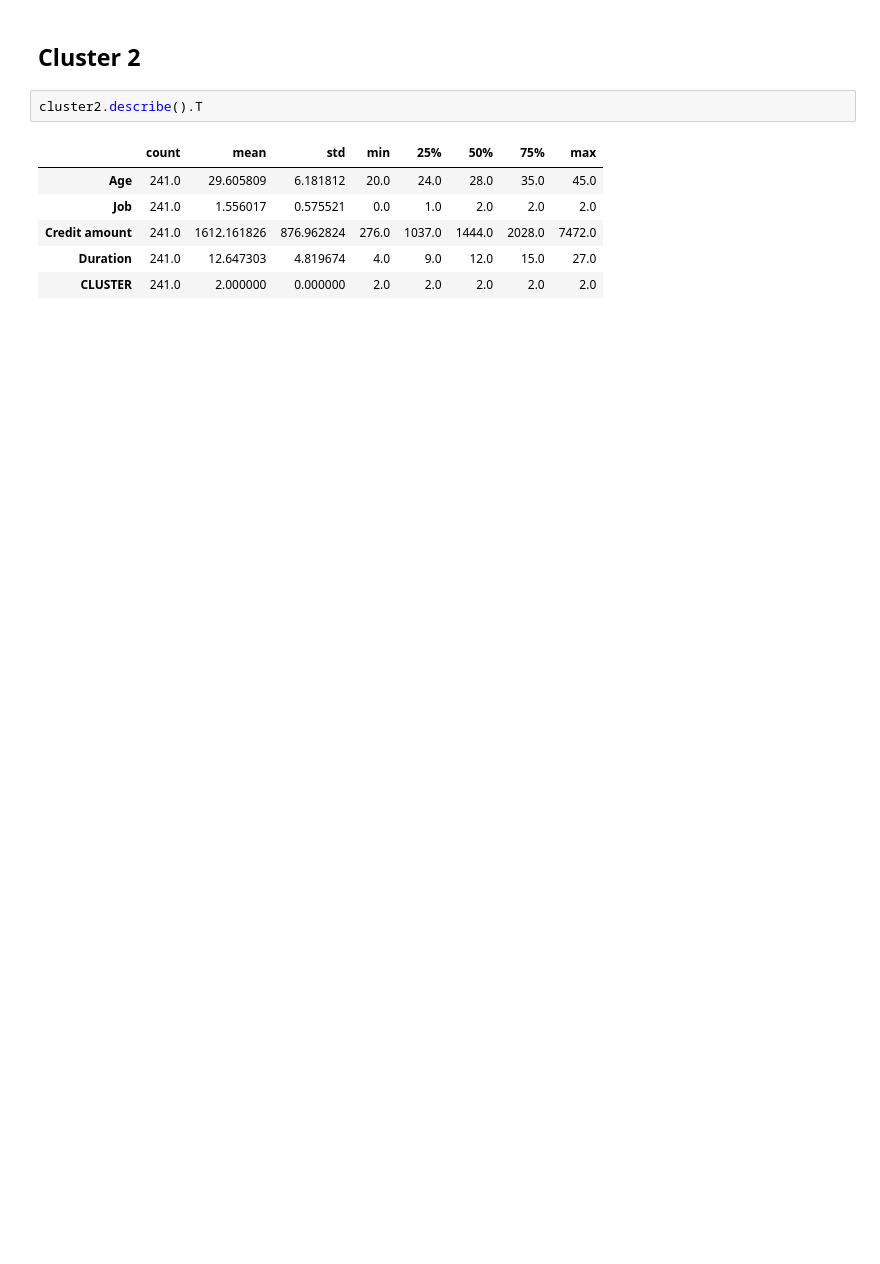
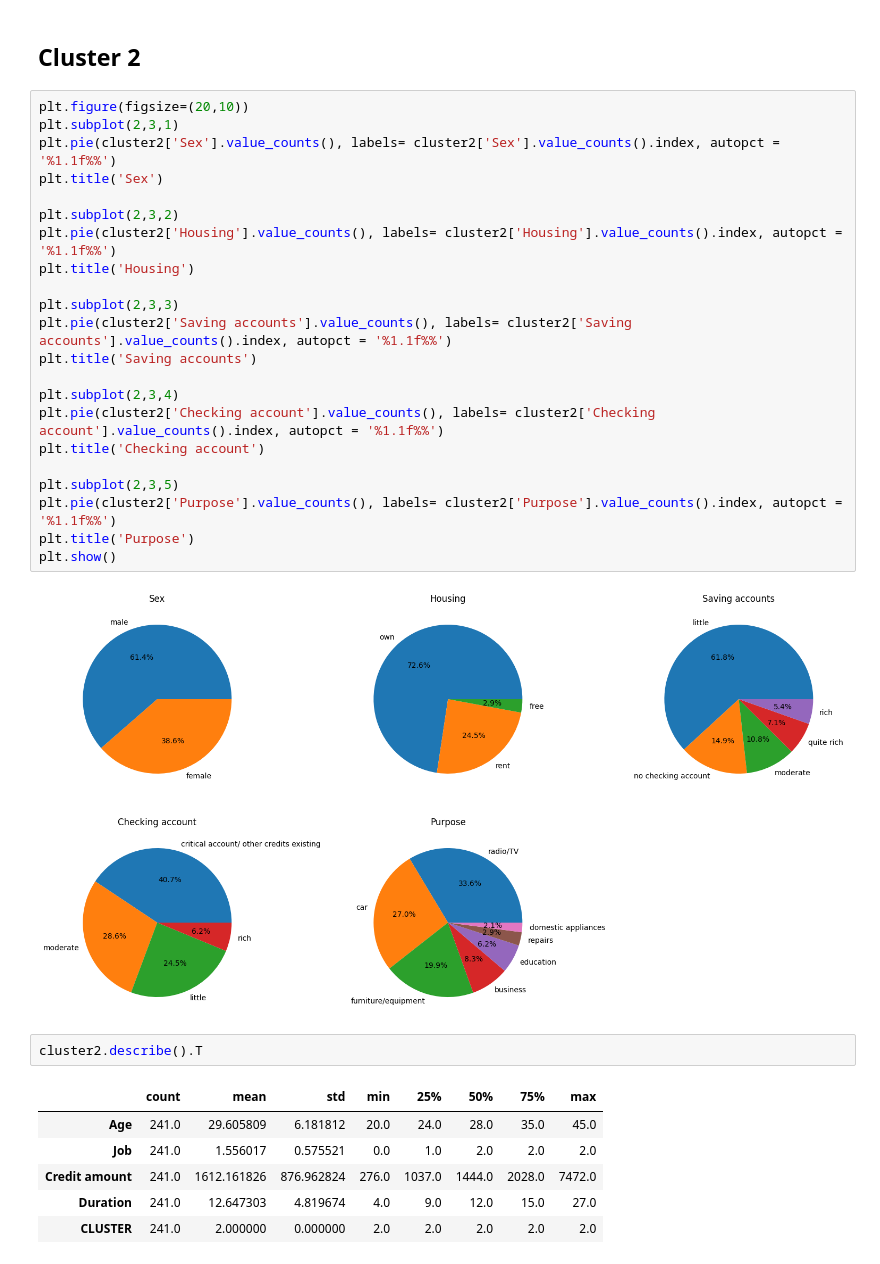
Before and after one commit to salmanfaishal27/german-credit-risk, a Jupyter notebook: script.ipynb, the cells around one changed output. Cells and saved outputs as stored; diff of their text form; blank space fills up the shorter version.

```diff
--- a/script.ipynb
+++ b/script.ipynb
@@ -314,5 +414,29 @@ cluster1.describe().T
 # %% [markdown]
 ## Cluster 2
+# %%
+plt.figure(figsize=(20,10))
+plt.subplot(2,3,1)
+plt.pie(cluster2['Sex'].value_counts(), labels= cluster2['Sex'].value_counts().index, autopct = '%1.1f%%')
+plt.title('Sex')
+
+plt.subplot(2,3,2)
+plt.pie(cluster2['Housing'].value_counts(), labels= cluster2['Housing'].value_counts().index, autopct = '%1.1f%%')
+plt.title('Housing')
+
+plt.subplot(2,3,3)
+plt.pie(cluster2['Saving accounts'].value_counts(), labels= cluster2['Saving accounts'].value_counts().index, autopct = '%1.1f%%')
+plt.title('Saving accounts')
+
+plt.subplot(2,3,4)
+plt.pie(cluster2['Checking account'].value_counts(), labels= cluster2['Checking account'].value_counts().index, autopct = '%1.1f%%')
+plt.title('Checking account')
+
+plt.subplot(2,3,5)
+plt.pie(cluster2['Purpose'].value_counts(), labels= cluster2['Purpose'].value_counts().index, autopct = '%1.1f%%')
+plt.title('Purpose')
+plt.show()
+# %% [output]
+[figure, added]
 # %%
 cluster2.describe().T
 # %% [output]
```
Also changed, not shown: parts of 13 cells of this notebook.
